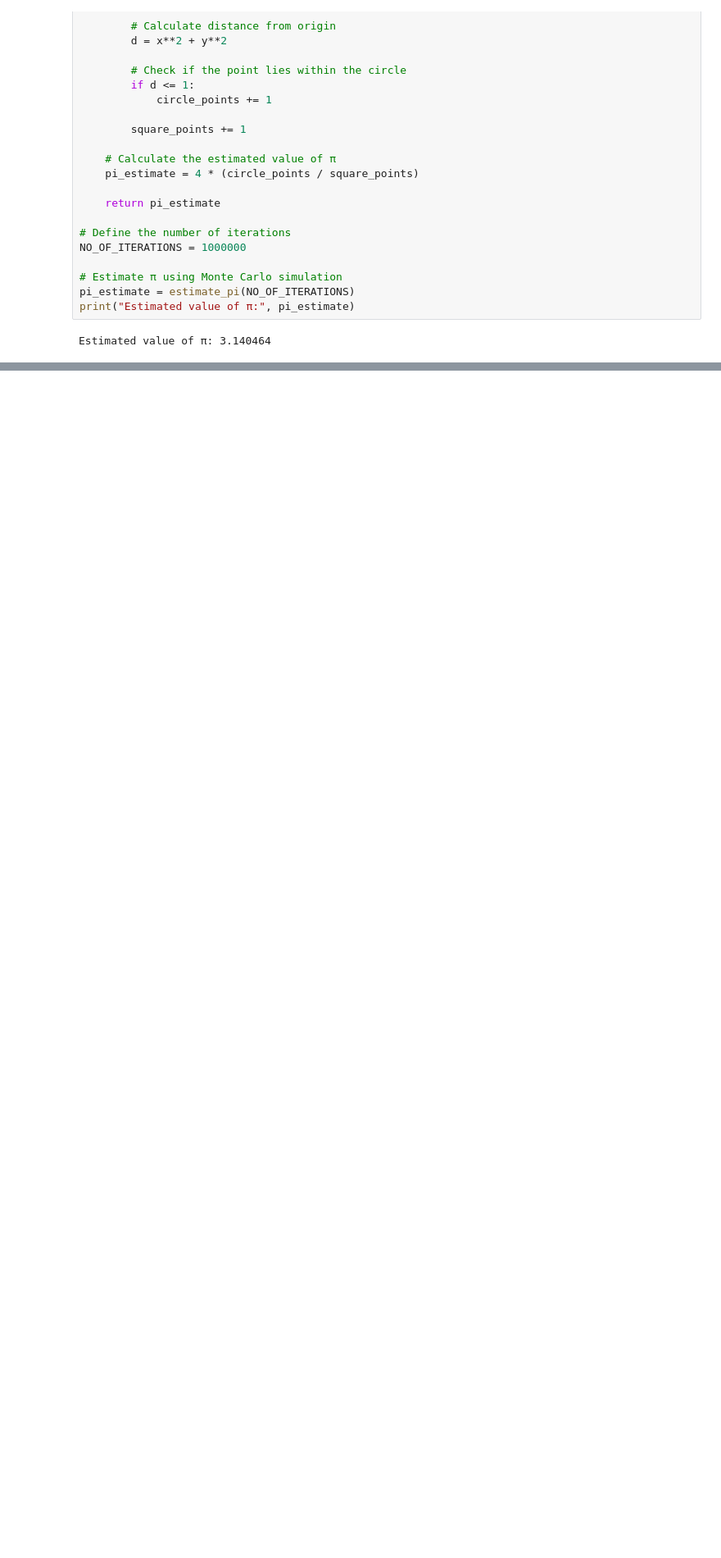
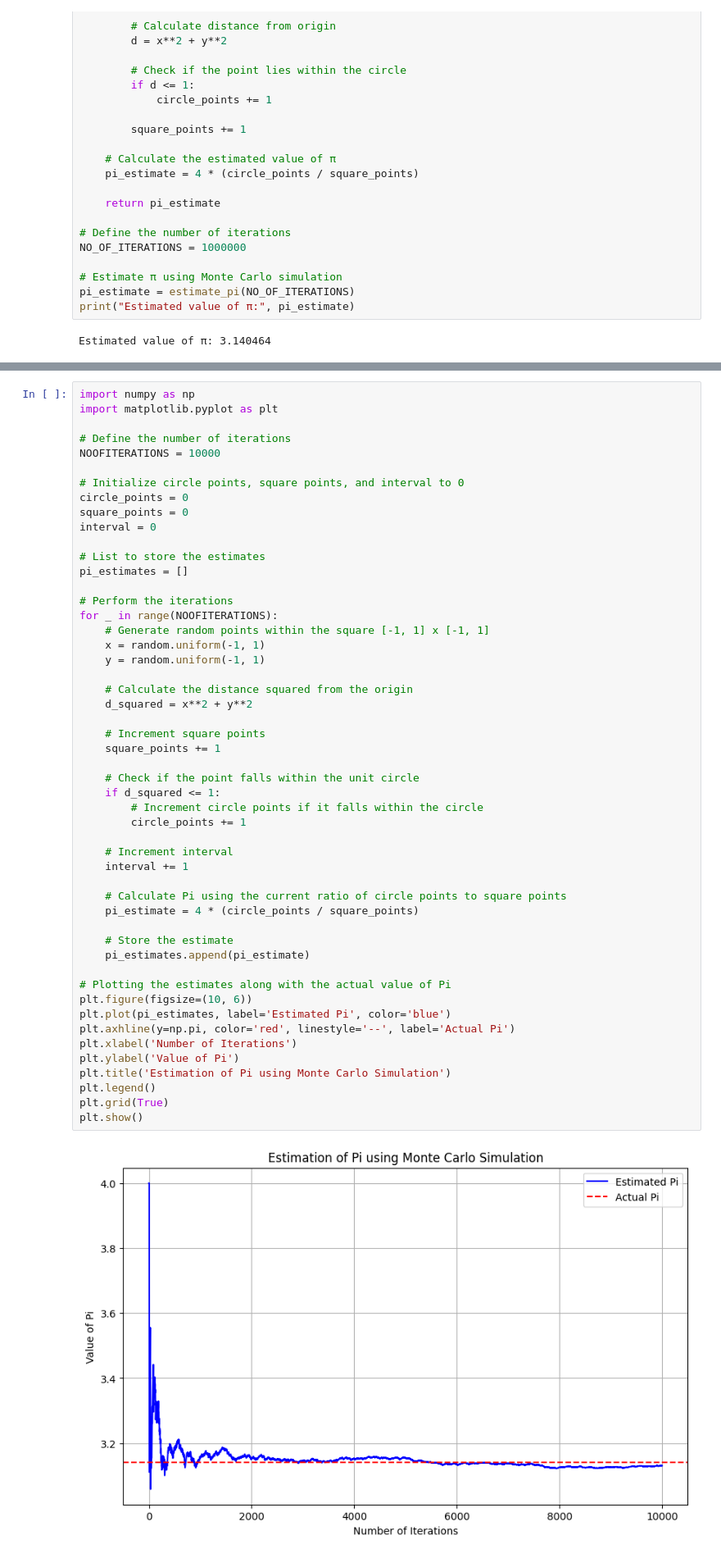
Before and after one commit to Rk-Pudasaini/Monte_Carlo_Simulation, a Jupyter notebook: Estimating_Pi_Value.ipynb, the cells around one changed output, grey strips where cells are left out. Shown at 82% size. Drawn from its saved outputs; the diff is of its cells as text; blank space fills up the shorter version.

```diff
--- a/Estimating_Pi_Value.ipynb
+++ b/Estimating_Pi_Value.ipynb
@@ -96,0 +99,53 @@ Estimated value of π: 3.140464
+# %%
+import numpy as np
+import matplotlib.pyplot as plt
+
+# Define the number of iterations
+NOOFITERATIONS = 10000
+
+# Initialize circle points, square points, and interval to 0
+circle_points = 0
+square_points = 0
+interval = 0
+
+# List to store the estimates
+pi_estimates = []
+
+# Perform the iterations
+for _ in range(NOOFITERATIONS):
+    # Generate random points within the square [-1, 1] x [-1, 1]
+    x = random.uniform(-1, 1)
+    y = random.uniform(-1, 1)
+
+    # Calculate the distance squared from the origin
+    d_squared = x**2 + y**2
+
+    # Increment square points
+    square_points += 1
+
+    # Check if the point falls within the unit circle
+    if d_squared <= 1:
+        # Increment circle points if it falls within the circle
+        circle_points += 1
+
+    # Increment interval
+    interval += 1
+
+    # Calculate Pi using the current ratio of circle points to square points
+    pi_estimate = 4 * (circle_points / square_points)
+
+    # Store the estimate
+    pi_estimates.append(pi_estimate)
+
+# Plotting the estimates along with the actual value of Pi
+plt.figure(figsize=(10, 6))
+plt.plot(pi_estimates, label='Estimated Pi', color='blue')
+plt.axhline(y=np.pi, color='red', linestyle='--', label='Actual Pi')
+plt.xlabel('Number of Iterations')
+plt.ylabel('Value of Pi')
+plt.title('Estimation of Pi using Monte Carlo Simulation')
+plt.legend()
+plt.grid(True)
+plt.show()
+# %% [output]
+[figure, added]
```
Also changed, not shown: parts of 3 cells of this notebook.
